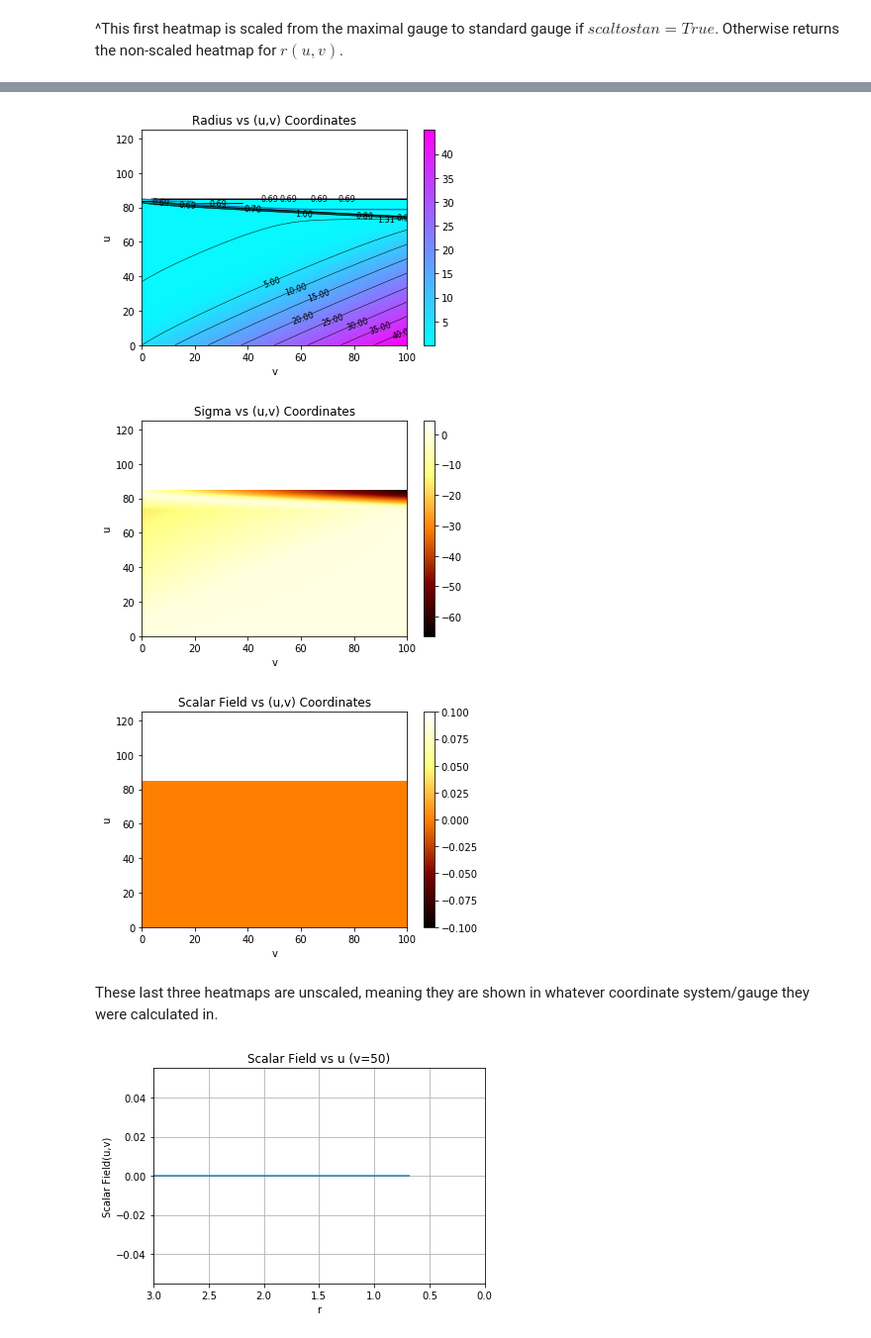
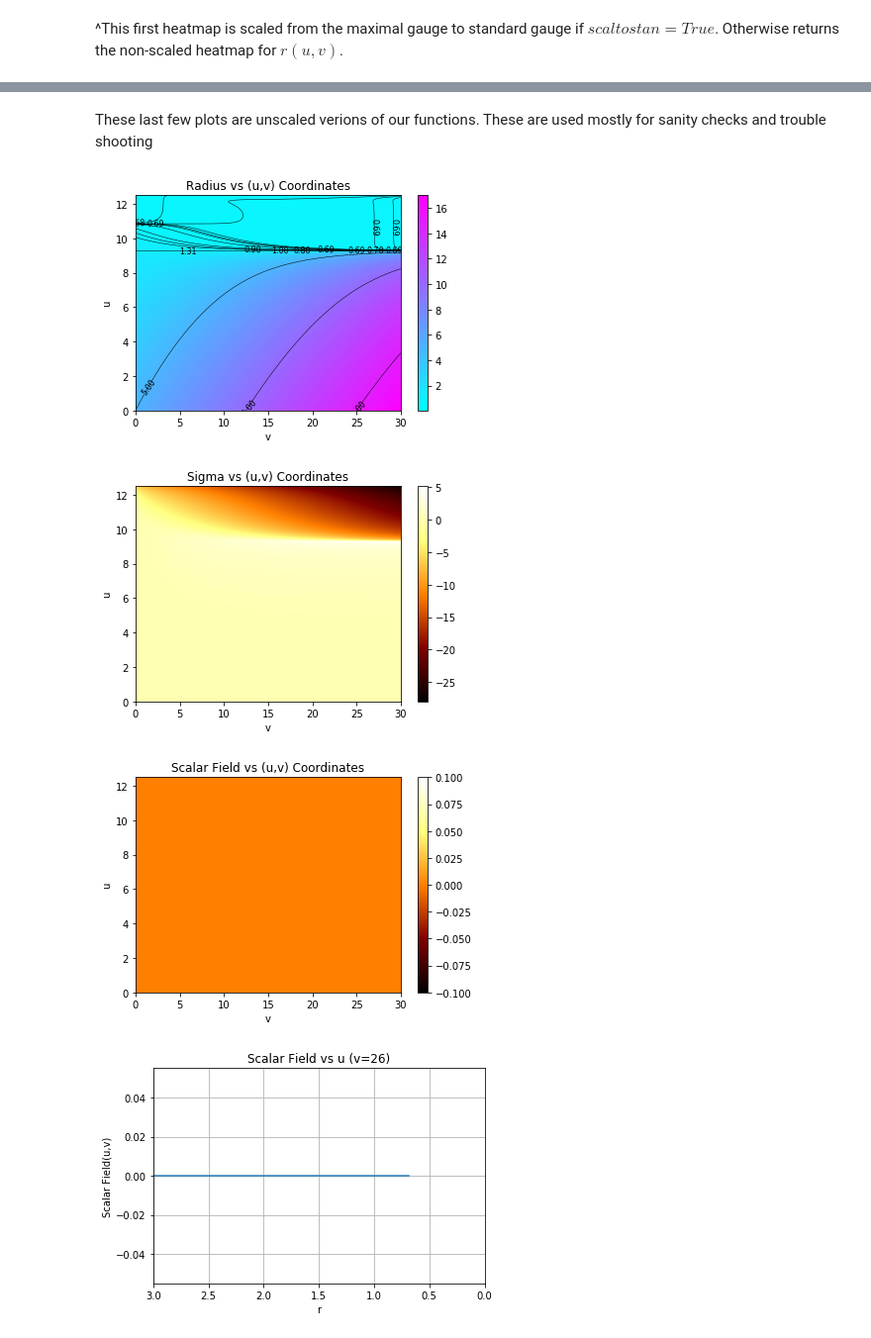
Before and after one commit to bpiotrzkowski/Double-Null-Code, a Jupyter notebook: Double Null Algorithm-ver3.ipynb, the cells around one changed output, grey strips where cells are left out. Shown at 99% size. Saved outputs shown, nothing was run; the diff lists cells and outputs as text; code cells hidden in the pictures.

```diff
--- a/Double Null Algorithm-ver3.ipynb
+++ b/Double Null Algorithm-ver3.ipynb
@@ -21,19 +23,20 @@ Q=0.95
 # %%
 N=80
 scal=1
-umax=125
-vmax=100
+umax=12.5
+vmax=30
 ru0=5.0
 dr0v=.40
 
-bdytype="max"
-scalarfield=False
+bdytype="stan"
 scaltostan=True
 
-Elist=[1]
+Elist=[1,2]
+#Elist=[1,2,4,8,16]
 
 #uloc=[1/8,1/4,3/8,1/2,5/8]
-uloc=[1/2]
+#uloc=[1/5,2/5,3/5,4/5,9/10]
+uloc=[7/8]
 # %% [markdown]
 
 - $N$ is the number of points per coordinate (determines resolution)
@@ -454,7 +459,7 @@ levels=np.arange(10.0, np.nanmax(rnp), 5.0 )
 if rplus==0.0:
     levels=np.insert(levels,0,[ru0])
 if rminus==0.0 and rplus>0.0 and scalarfield==False:
-    levels=np.insert(levels,0,[0.1,rplus,ru0])
+    levels=np.insert(levels,0,[0.1,.50,1.0,1.5,rplus,3.0,4.0,ru0])
 if scalarfield==True and Q==0.0:
     levels=np.insert(levels,0,[0.1,rplus,ru0])
 if scalarfield==True and Q>0.0:
@@ -496,40 +661,40 @@ plt.show()
+# %% [markdown]
+These last few plots are unscaled verions of our functions. These are used mostly for sanity checks and trouble shooting
 # %%
 plot1=plt.imshow(rnp,cmap=plt.cm.cool,extent=(0,vmax,0,umax),aspect='auto',origin='lower')
 plot4=plt.contour(rnp, levels,linewidths=0.5,colors='black',extent=(0,vmax,0,umax),aspect='auto',origin='lower')
 plt.clabel(plot4, levels,
            inline=0, inline_spacing=0,
            fmt='%1.2f',rightside_up=True,
            fontsize=8)
-sample3=plt.plot(vrange[-1],drdvnplist)
+#sample3=plt.plot(vrange[-1],drdvnplist)
 #sample3=plt.plot(vrange,dsigdvnplist)
 plt.xlabel('v')
 plt.ylabel('u')
 plt.xlim()
 plt.colorbar(plot1)
 plt.title('Radius vs (u,v) Coordinates')
-#plt.savefig('Test.png',dpi=300)
+plt.savefig('Test1-2.png',dpi=300)
 plt.show()
 
 plot3=plt.imshow(signp,cmap=plt.cm.afmhot,extent=(0,vmax,0,umax),aspect='auto',origin='lower')
 plt.xlabel('v')
 plt.ylabel('u')
 plt.colorbar(plot3)
 plt.title('Sigma vs (u,v) Coordinates')
 plt.savefig('test4.png',dpi=300,bbox_inches="tight")
 plt.show()
 
 plot2=plt.imshow(phinp,cmap=plt.cm.afmhot,extent=(0,vmax,0,umax),aspect='auto',origin='lower')
 plt.xlabel('v')
 plt.ylabel('u')
 plt.colorbar(plot2)
 plt.title('Scalar Field vs (u,v) Coordinates')
 plt.show()
 # %% [output]
-[figure, old version]
+[figure, new version]
-[figure, old version]
+[figure, new version]
-[figure, old version]
+[figure, new version]
-# %% [markdown]
-These last three heatmaps are unscaled, meaning they are shown in whatever coordinate system/gauge they were calculated in.
 # %%
 sample3=plt.plot(rlist[-1][-1],philist[-1][-1])
 plt.xlabel('r')
```
Also changed, not shown: parts of 15 cells of this notebook, 1 other file.
